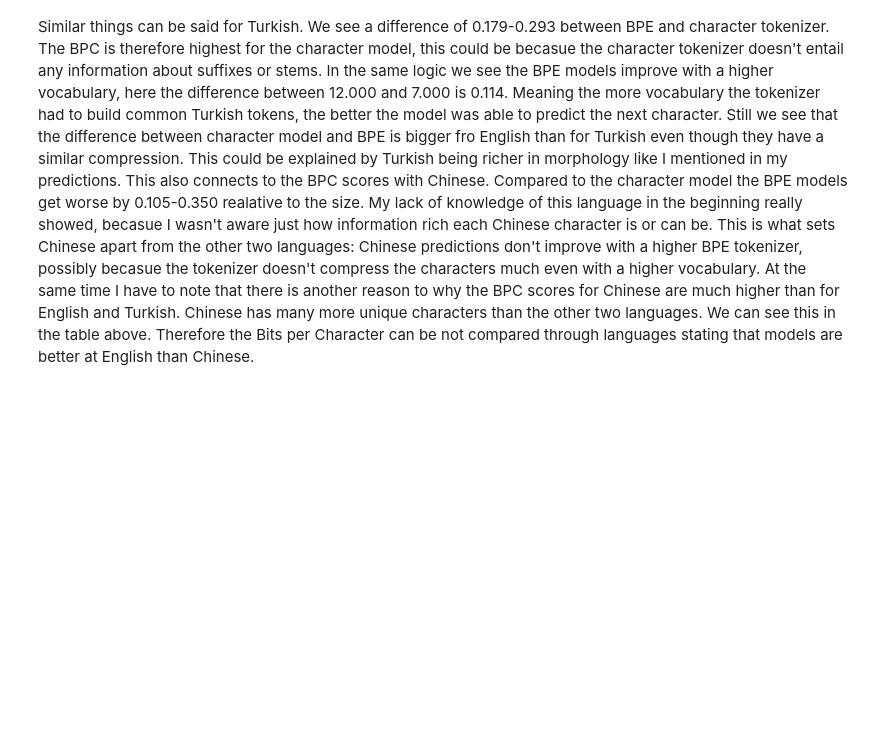
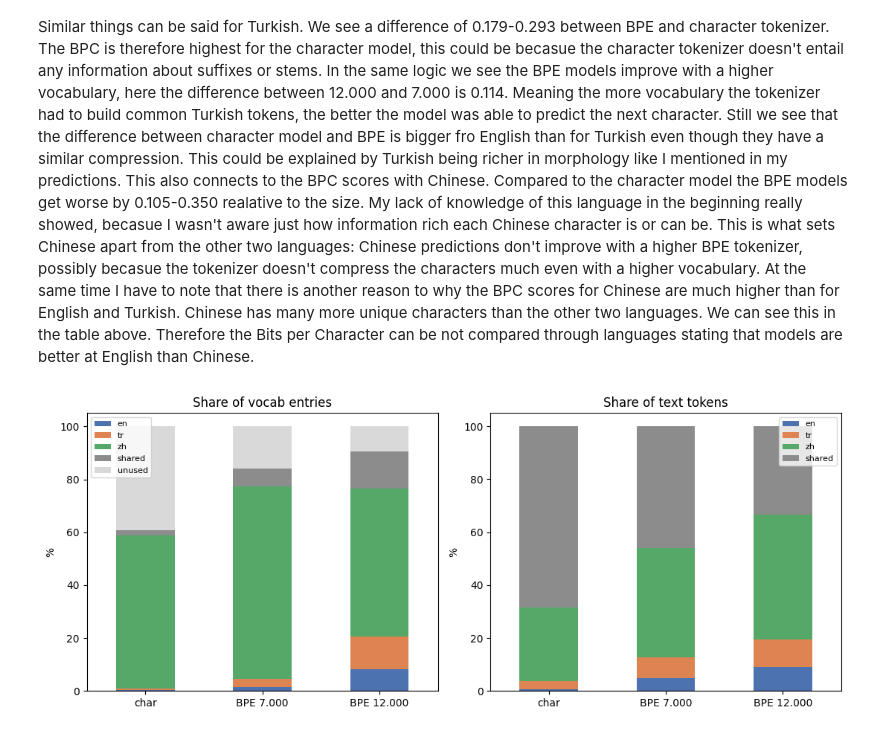
Before and after one commit to cschuene-dev/Advanced-Machine-Learning, a Jupyter notebook: Assignment.ipynb, the cells around one changed output. Saved outputs shown, nothing was run; the diff lists cells and outputs as text; code cells hidden in the pictures; blank space fills up the shorter version.

```diff
--- a/Assignment.ipynb
+++ b/Assignment.ipynb
@@ -590,0 +647,39 @@ This also connects to the BPC scores with Chinese. Compared to the character mod
+# %%
+def summary_distribution(distribution_en, distribution_tr, distribution_zh, vocab_size, vocab_counts):
+    df = pandas.DataFrame({"en": distribution_en, "tr": distribution_tr, "zh": distribution_zh})
+    threshold = 0.9
+    best = df.max(axis=1)
+    category = df.idxmax(axis=1).where(best >= threshold, "shared")
+    entries = category.value_counts()
+    entries["unused"] = vocab_size - len(df)
+    weights = pandas.Series(vocab_counts)
+    share = (weights.groupby(category).sum() / weights.sum()).round(3)
+
+    return df, entries, share
+
+summary_table = {
+    "char": summary_distribution(distribution_C_en, distribution_C_tr, distribution_C_zh, vocab_size_char, vocab_counts_C),
+    "BPE 7.000": summary_distribution(distribution_S_en, distribution_S_tr, distribution_S_zh, vocab_size_S, vocab_counts_S),
+    "BPE 12.000": summary_distribution(distribution_L_en, distribution_L_tr, distribution_L_zh, vocab_size_L, vocab_counts_L)
+}
+
+cats = ["en", "tr", "zh", "shared", "unused"]
+table_entries = pandas.DataFrame({n: s[1] for n, s in summary_table.items()}).T.reindex(columns=cats).fillna(0).astype(int)
+table_share = pandas.DataFrame({n: s[2] for n, s in summary_table.items()}).T.reindex(columns=cats[:4]).fillna(0)
+
+pct_entries = table_entries.div(table_entries.sum(axis=1), axis=0).mul(100).round(1)
+pct_share = (table_share * 100).round(1)
+
+colors = {"en": "#4C72B0", "tr": "#DD8452", "zh": "#55A868", "shared": "#8C8C8C", "unused": "#D9D9D9"}
+
+fig, axes = plt.subplots(1,2,figsize=(11,4.5))
+for ax, table, title in [(axes[0], pct_entries, "Share of vocab entries"),
+                         (axes[1], pct_share, "Share of text tokens")]:
+    table.plot(kind="bar", stacked=True, ax=ax, rot=0, color=[colors[c] for c in table.columns])
+    ax.set_title(title)
+    ax.set_ylabel("%")
+    ax.legend(fontsize=8)
+plt.tight_layout()
+plt.savefig("vocab_distribution.png", dpi=200, bbox_inches="tight")
+# %% [output]
+[figure, added]
```
Also changed, not shown: parts of 10 cells of this notebook.
